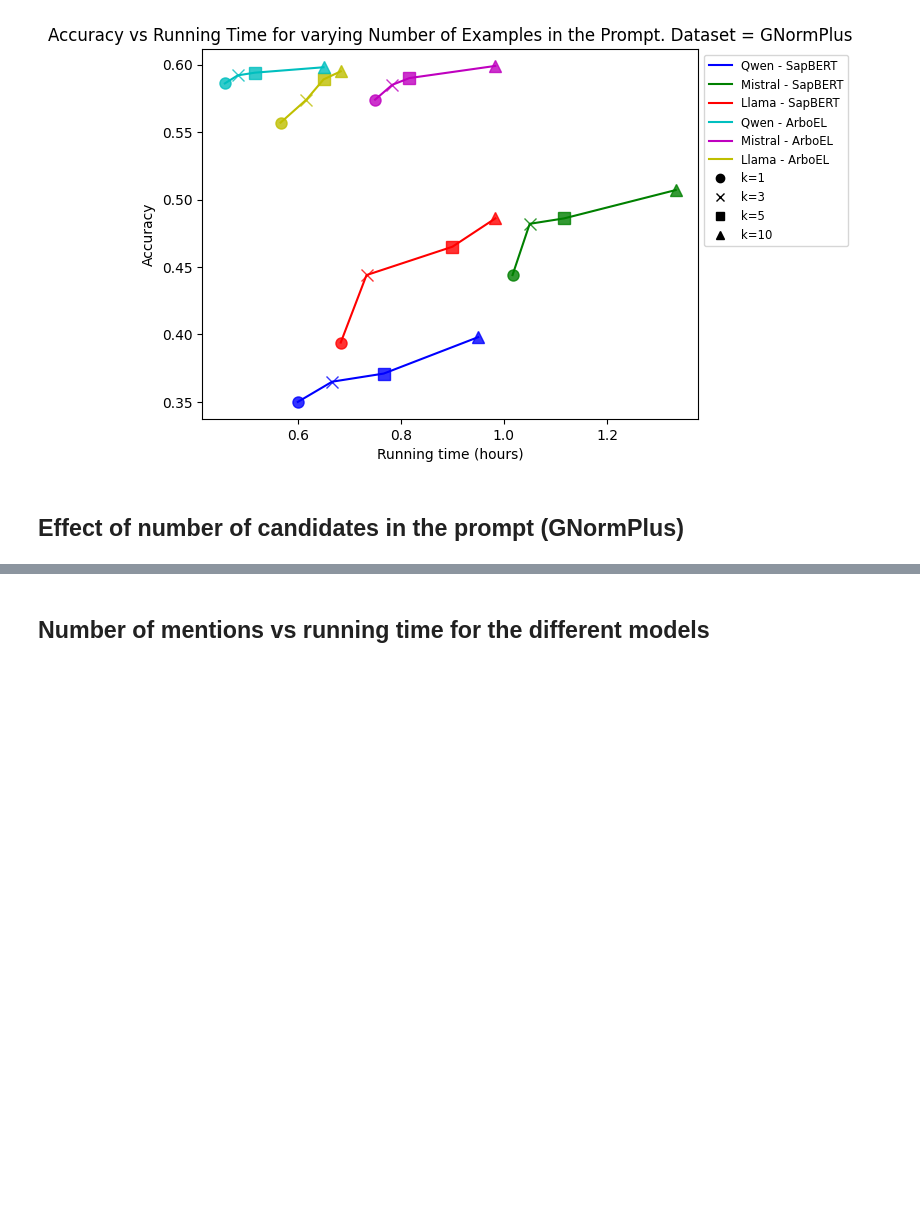
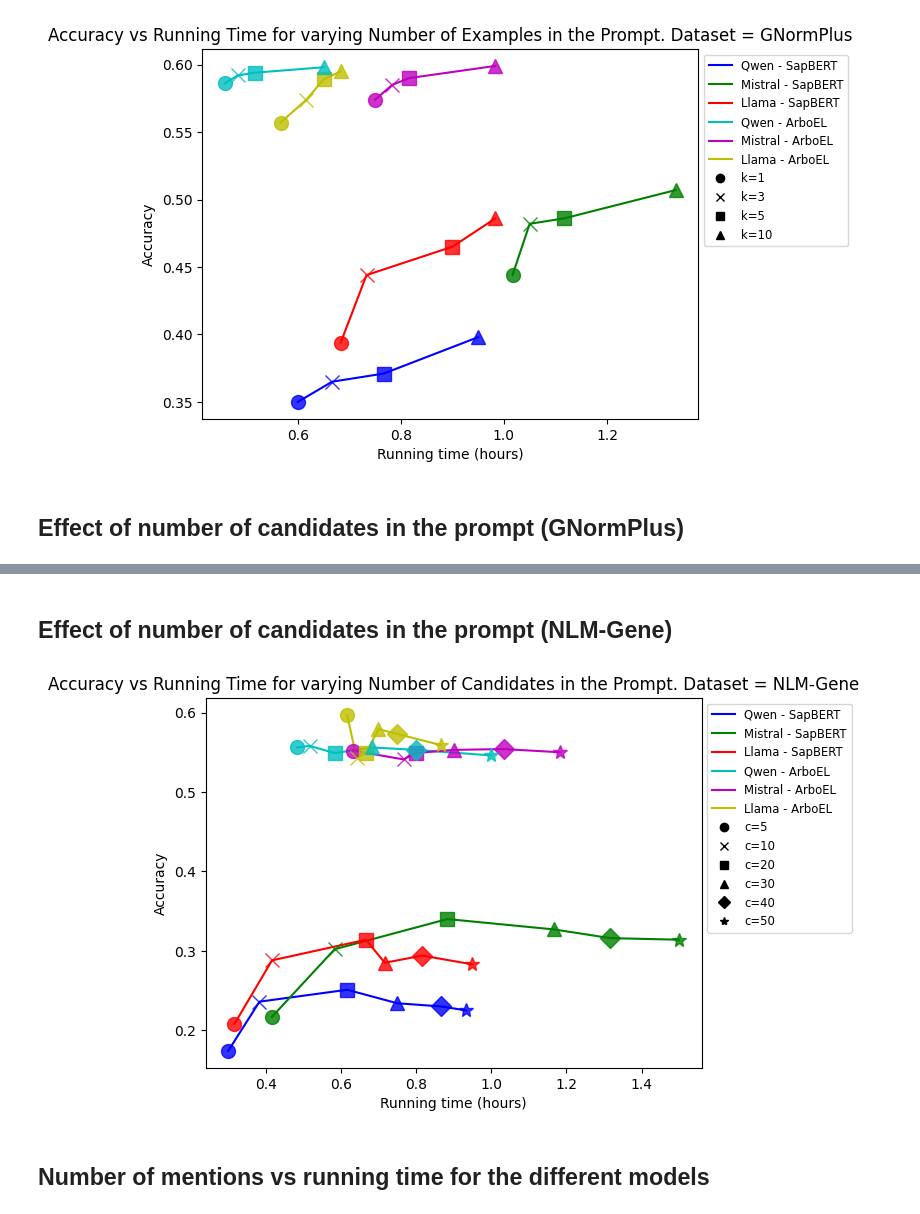
Before and after one commit to ChristopheYe/llm_disambiguator, a Jupyter notebook: src/LLM_disambiguator.ipynb, the cells around one changed output, grey strips where cells are left out. Cells and saved outputs as stored; diff of their text form; code cells hidden in the pictures; blank space fills up the shorter version.

```diff
--- a/src/LLM_disambiguator.ipynb
+++ b/src/LLM_disambiguator.ipynb
@@ -1301,3 +1307,66 @@ plt.show()
+# %% [markdown]
+## Effect of number of candidates in the prompt (NLM-Gene)
+# %%
+llama_acc_sapbert = [0.208, 0.288, 0.314, 0.285, 0.294, 0.283]
+llama_time_sapbert = [19/60, 25/60, 40/60, 43/60, 49/60, 57/60]
+
+mistral_acc_sapbert = [0.217, 0.302, 0.340, 0.327, 0.316, 0.314]
+mistral_time_sapbert = [25/60, 35/60, 53/60, 1+10/60, 1+19/60, 1+30/60]
+
+qwen_acc_sapbert = [0.174, 0.236, 0.251, 0.234, 0.230, 0.225]
+qwen_time_sapbert = [18/60, 23/60, 37/60, 45/60, 52/60, 56/60]
+
+llama_acc_arboel = [0.597, 0.543, 0.549, 0.579, 0.573, 0.559]
+llama_time_arboel = [37/60, 38.5/60, 40/60, 42/60, 45/60, 52/60]
+
+mistral_acc_arboel = [0.552, 0.541, 0.549, 0.553, 0.554, 0.550]
+mistral_time_arboel = [38/60, 46/60, 48/60, 54/60, 62/60, 71/60]
+
+qwen_acc_arboel = [0.556, 0.558, 0.549, 0.556, 0.553, 0.546]
+qwen_time_arboel = [29/60, 31/60, 35/60, 41/60, 48/60, 60/60]
+
+# Markers for each point index
+markers = ['o', 'x', 's', '^', 'D', '*']  # Circle, cross, square, triangle, diamond, star
+marker_meanings = ['c=5', 'c=10', 'c=20', 'c=30', 'c=40', 'c=50']
+colors = ['b', 'g', 'r', 'c', 'm', 'y', 'k', 'orange', 'purple', 'brown']
+
+# Create figure and axes
+fig, ax = plt.subplots()
+
+# Plot entire curves to connect the points with lines
+ax.plot(qwen_time_sapbert, qwen_acc_sapbert, color=colors[0], linestyle='-', label='Qwen - SapBERT')
+ax.plot(mistral_time_sapbert, mistral_acc_sapbert, color=colors[1], linestyle='-', label='Mistral - SapBERT')
+ax.plot(llama_time_sapbert, llama_acc_sapbert, color=colors[2], linestyle='-', label='Llama - SapBERT')
+
+ax.plot(qwen_time_arboel, qwen_acc_arboel, color=colors[3], linestyle='-', label='Qwen - ArboEL')
+ax.plot(mistral_time_arboel, mistral_acc_arboel, color=colors[4], linestyle='-', label='Mistral - ArboEL')
+ax.plot(llama_time_arboel, llama_acc_arboel, color=colors[5], linestyle='-', label='Llama - ArboEL')
+
+# Plot each point separately with shared markers for the same index across curves
+for i in range(len(qwen_time_arboel)):
+    ax.plot(qwen_time_sapbert[i], qwen_acc_sapbert[i], marker=markers[i], color=colors[0], linestyle='None', alpha=0.8, markersize=10)
+    ax.plot(mistral_time_sapbert[i], mistral_acc_sapbert[i], marker=markers[i], color=colors[1], linestyle='None', alpha=0.8, markersize=10)
+    ax.plot(llama_time_sapbert[i], llama_acc_sapbert[i], marker=markers[i], color=colors[2], linestyle='None', alpha=0.8, markersize=10)
+    ax.plot(qwen_time_arboel[i], qwen_acc_arboel[i], marker=markers[i], color=colors[3], linestyle='None', alpha=0.8, markersize=10)
+    ax.plot(mistral_time_arboel[i], mistral_acc_arboel[i], marker=markers[i], color=colors[4], linestyle='None', alpha=0.8, markersize=10)
+    ax.plot(llama_time_arboel[i], llama_acc_arboel[i], marker=markers[i], color=colors[5], linestyle='None', alpha=0.8, markersize=10)
+
+# Add separate legend entries for each marker type
+for i, meaning in enumerate(marker_meanings):
+    ax.plot([], [], marker=markers[i], color='black', linestyle='None', label=meaning)
+
+# Adding labels and title
+ax.set_xlabel('Running time (hours)')
+ax.set_ylabel('Accuracy')
+ax.set_title('Accuracy vs Running Time for varying Number of Candidates in the Prompt. Dataset = NLM-Gene')
+
+# Adding a legend
+ax.legend(loc='upper left', bbox_to_anchor=(1, 1), fontsize='small')
+
+# Display the plot
+plt.show()
+# %% [output]
+[figure, added]
 # %% [markdown]
 ## Number of mentions vs running time for the different models
 # %%
```
Also changed, not shown: parts of 6 cells of this notebook, 2 other files.
